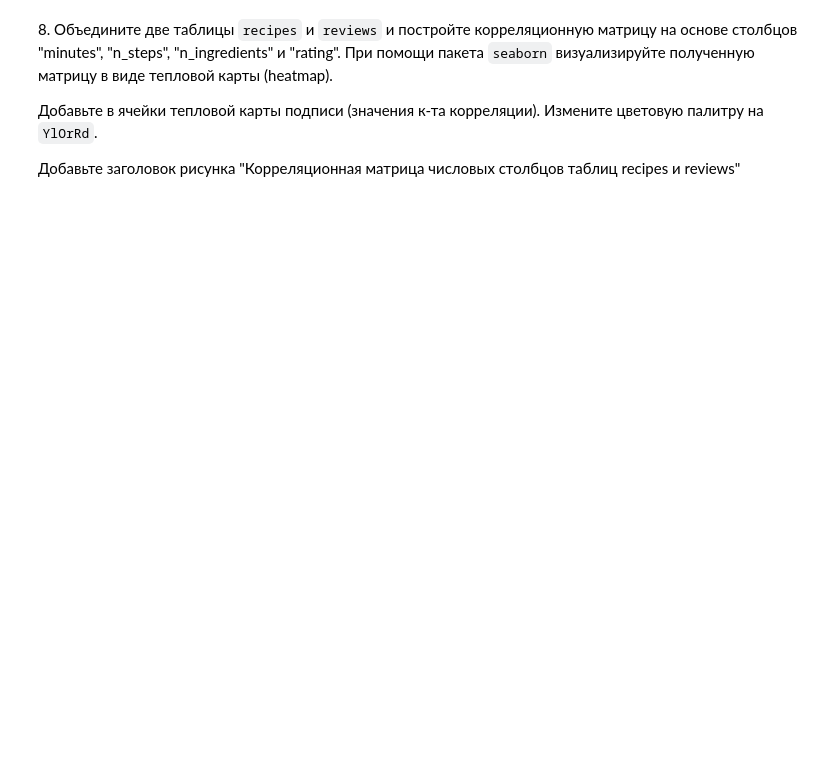
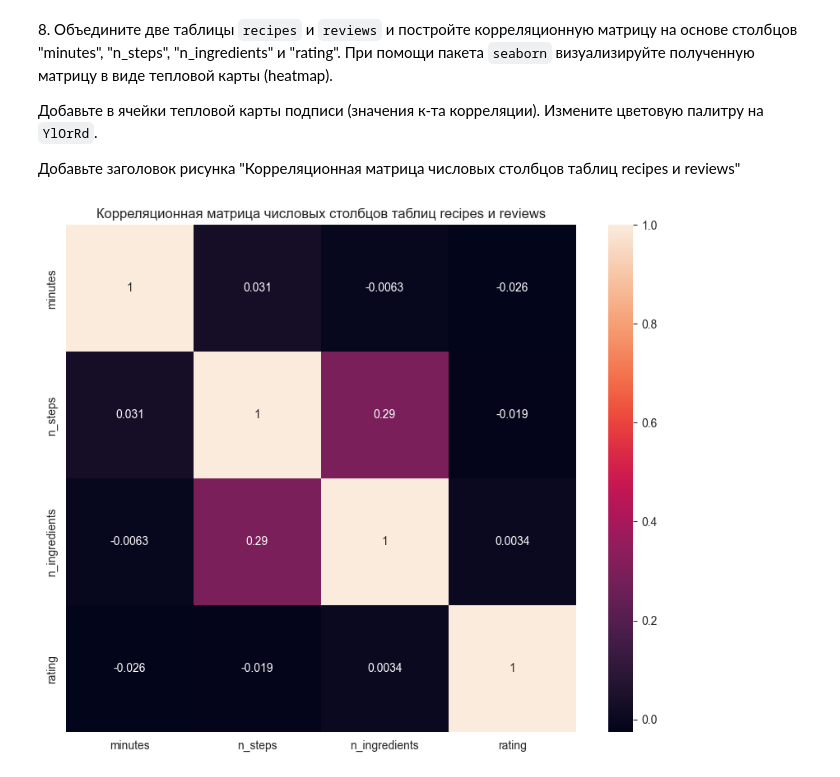
Before and after one commit to greenem-official/FaPythonProjects, a Jupyter notebook: TOD/05_graphics/05_visualization.ipynb, the cells around one changed output. Saved outputs shown, nothing was run; the diff lists cells and outputs as text; code cells hidden in the pictures; blank space fills up the shorter version.

```diff
--- a/TOD/05_graphics/05_visualization.ipynb
+++ b/TOD/05_graphics/05_visualization.ipynb
@@ -252,3 +324,21 @@ recipes = ...
 Добавьте в ячейки тепловой карты подписи (значения к-та корреляции). Измените цветовую палитру на `YlOrRd`.
 
 Добавьте заголовок рисунка "Корреляционная матрица числовых столбцов таблиц recipes и reviews"
+# %%
+import seaborn as sns
+
+merged_df = pd.merge(recipes, reviews, left_on='id', right_on='recipe_id')
+important_columns = ['minutes', 'n_steps', 'n_ingredients', 'rating']
+
+# Корреляционная матрица
+correlation_matrix = merged_df[important_columns].corr()
+
+plt.figure(figsize=(10, 8))
+plt.title('Корреляционная матрица числовых столбцов таблиц recipes и reviews')
+
+# Тепловая карта
+sns.heatmap(correlation_matrix, annot=True) # cmap='YlOrRd' или другой стиль
+
+plt.show()
+# %% [output]
+[figure, added]
```
Also changed, not shown: parts of 5 cells of this notebook.
